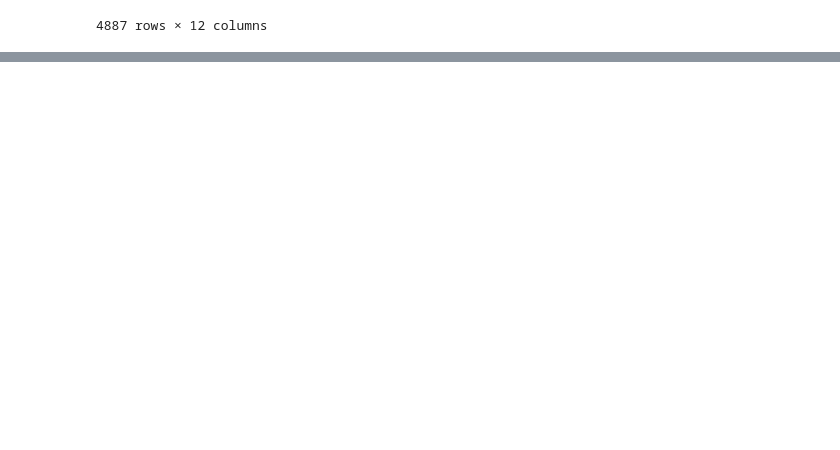
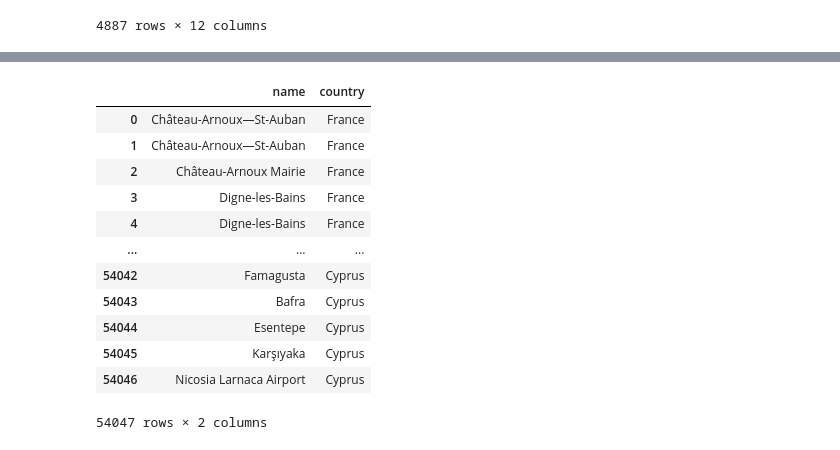
Before and after one commit to lucabi96/CPS_work, a Jupyter notebook: Train stations in Europe data analysis.ipynb, the cells around one changed output, grey strips where cells are left out. Saved outputs shown, nothing was run; the diff lists cells and outputs as text; code cells hidden in the pictures; blank space fills up the shorter version.

```diff
--- a/Train stations in Europe data analysis.ipynb
+++ b/Train stations in Europe data analysis.ipynb
@@ -350,0 +618,19 @@ stations[index]
+# %%
+pos_longitude = stations[stations['longitude'] > 0]
+pos_longitude = pos_longitude[['name', 'country']]
+pos_longitude = pos_longitude.reset_index(drop = True)
+display(pos_longitude)
+# %% [output]
+|  | name | country |
+| 0 | Château-Arnoux—St-Auban | France |
+| 1 | Château-Arnoux—St-Auban | France |
+| 2 | Château-Arnoux Mairie | France |
+| 3 | Digne-les-Bains | France |
+| 4 | Digne-les-Bains | France |
+| ... | ... | ... |
+| 54042 | Famagusta | Cyprus |
+| 54043 | Bafra | Cyprus |
+| 54044 | Esentepe | Cyprus |
+| 54045 | Karşıyaka | Cyprus |
+| 54046 | Nicosia Larnaca Airport | Cyprus |
+54047 rows × 2 columns
```
Also changed, not shown: parts of 31 cells of this notebook.
